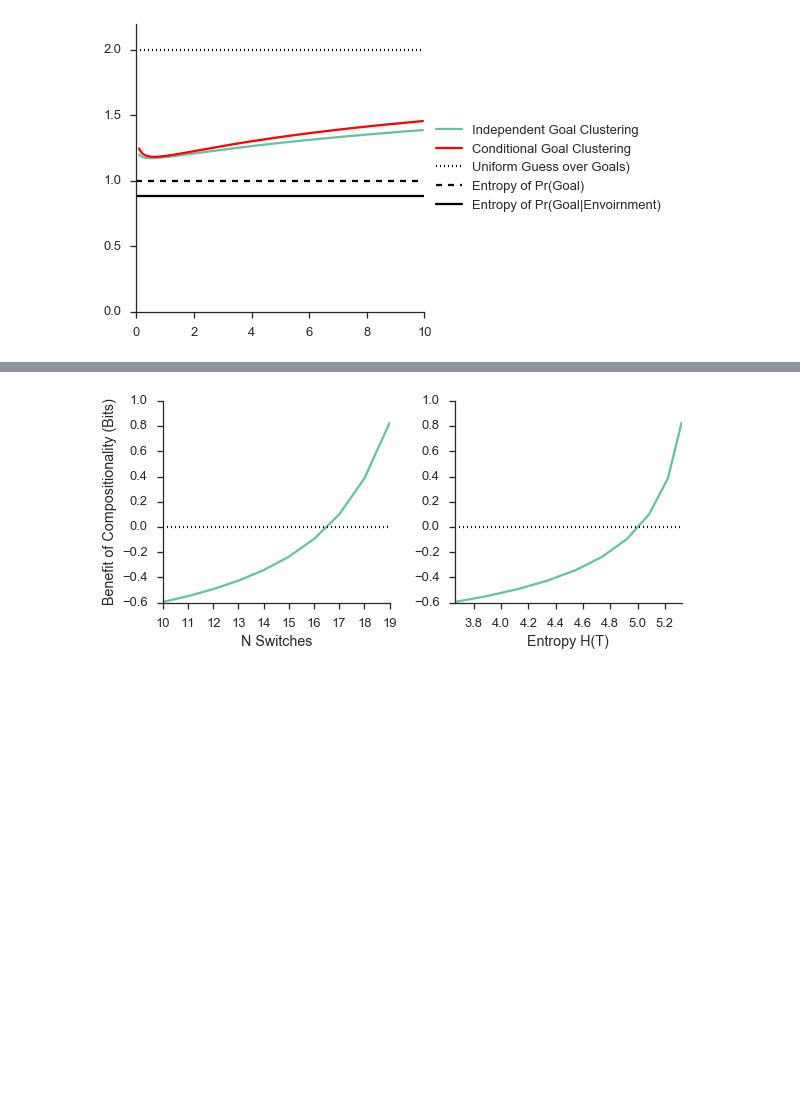
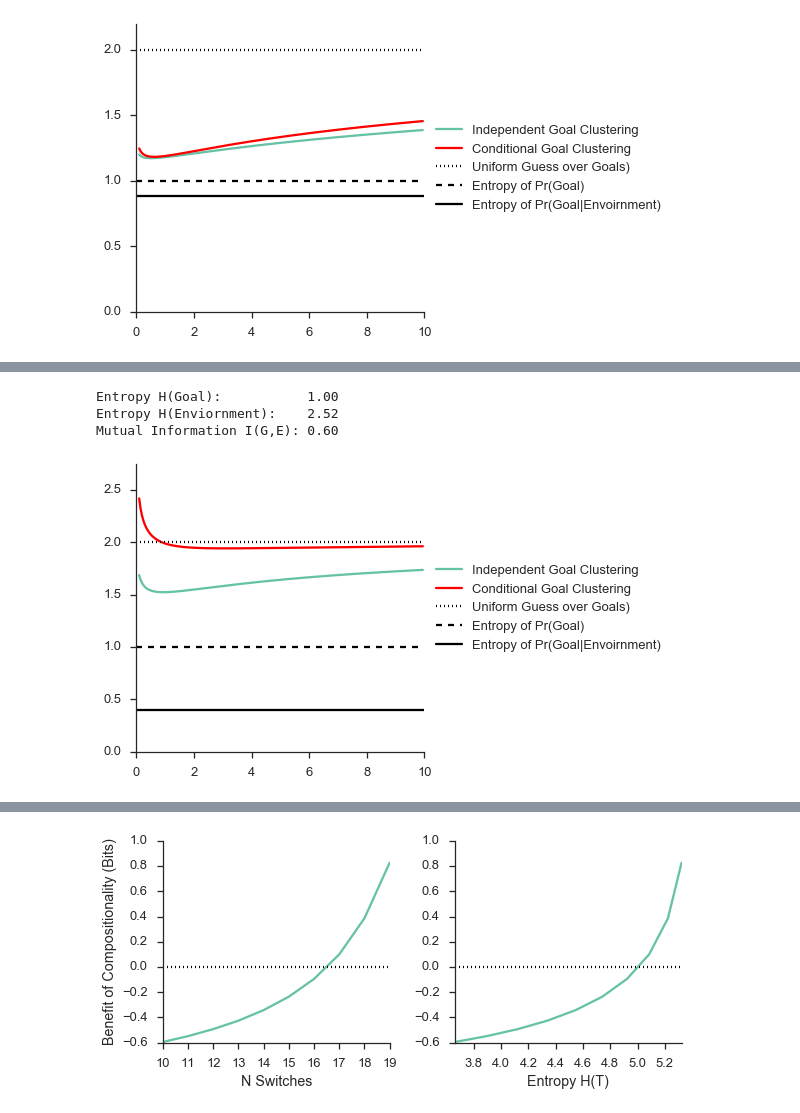
Before and after one commit to nicktfranklin/IndependentClusters, a Jupyter notebook: NormativeAnalysis.ipynb, the cells around one changed output, grey strips where cells are left out. Drawn from its saved outputs; the diff is of its cells as text; code cells hidden in the pictures; blank space fills up the shorter version.

```diff
--- a/NormativeAnalysis.ipynb
+++ b/NormativeAnalysis.ipynb
@@ -260,8 +286,13 @@ comp_mi_conflict3(3)
 # %%
 def comp_mi_conflict4(repeats = 1):
     context_goals = ([0] * 5 + [1]*5) * repeats
     context_maps = ([0] * 2 + range(1, 7) + [0] * 2) * repeats
-    plot_evaluate_joint(context_goals, context_maps, max_goals=4)
+    crp.plot_evaluate_joint(context_goals, context_maps, max_goals=4)
 comp_mi_conflict4(1)
+# %% [output]
+Entropy H(Goal):           1.00
+Entropy H(Enviornment):    2.52
+Mutual Information I(G,E): 0.60
+[figure, added]
 # %%
 comp_mi_conflict4(2)
```
Also changed, not shown: parts of 19 cells of this notebook.
